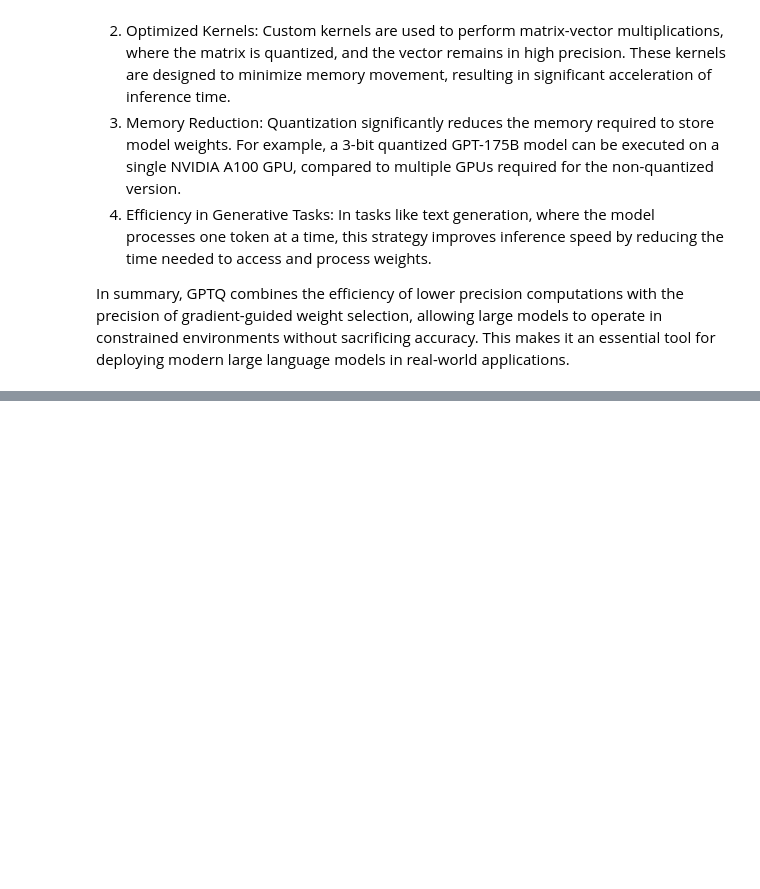
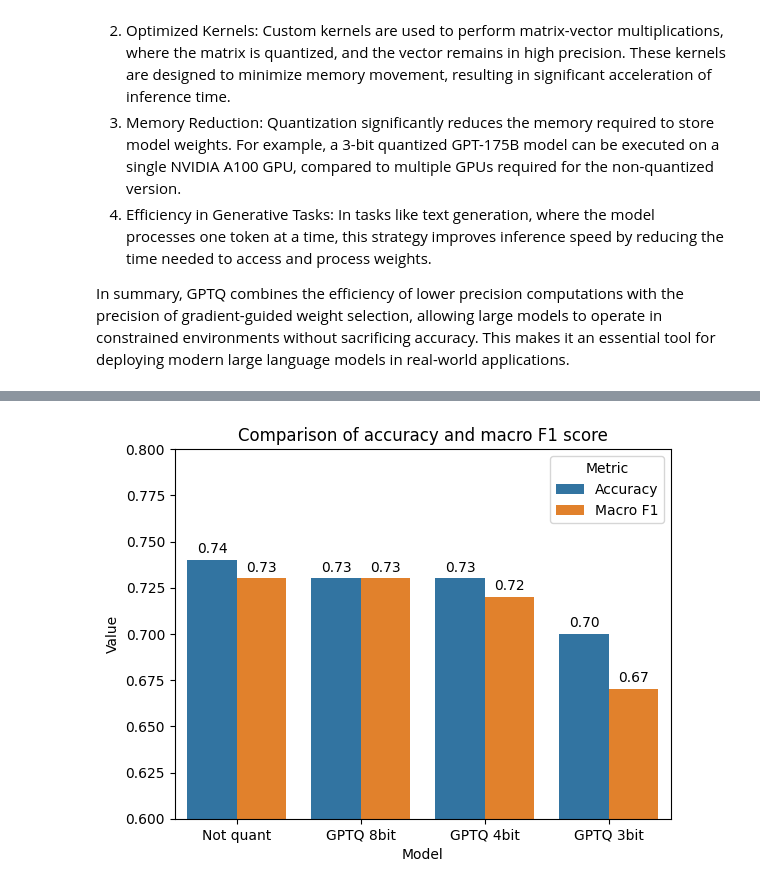
Before and after one commit to davidferex/LLaMA2_Quantization, a Jupyter notebook: GPTQ.ipynb, the cells around one changed output, grey strips where cells are left out. Saved outputs shown, nothing was run; the diff lists cells and outputs as text; code cells hidden in the pictures; blank space fills up the shorter version.

```diff
--- a/GPTQ.ipynb
+++ b/GPTQ.ipynb
@@ -72,0 +69,20 @@ Firstly, although minimal differences we can obviate, we see how accuracy remain
+# %%
+import pandas as pd
+import seaborn as sns
+import matplotlib.pyplot as plt
+
+df = pd.DataFrame({
+    'Model': ['Not quant', 'GPTQ 8bit', 'GPTQ 4bit', 'GPTQ 3bit'],
+    'Accuracy': [0.74, 0.73, 0.73, 0.70],
+    'Macro F1': [0.73, 0.73, 0.72, 0.67]
+})
+
+df_melt = df.melt(id_vars='Model', var_name='Metric', value_name='Value')
+ax = sns.barplot(data=df_melt, x='Model', y='Value', hue='Metric')
+for container in ax.containers:
+    ax.bar_label(container, fmt='%.2f', padding=3)
+plt.title('Comparison of accuracy and macro F1 score')
+plt.ylim(0.6, 0.8)
+plt.show()
+# %% [output]
+[figure, added]
```
Also changed, not shown: parts of 18 cells of this notebook, 8 other files.
